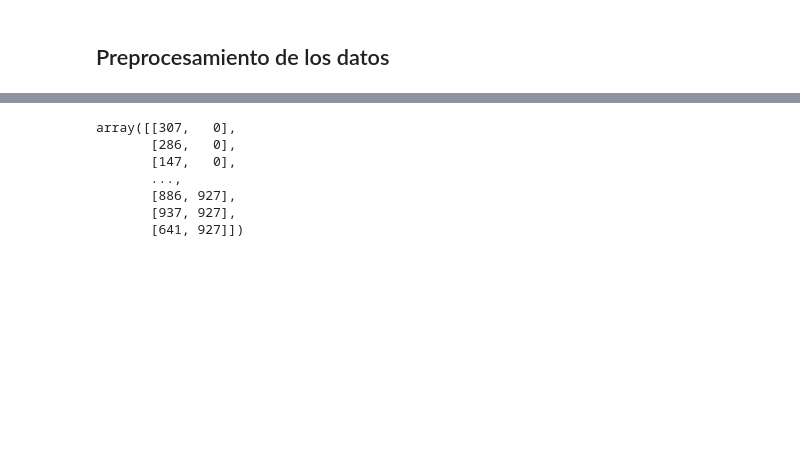
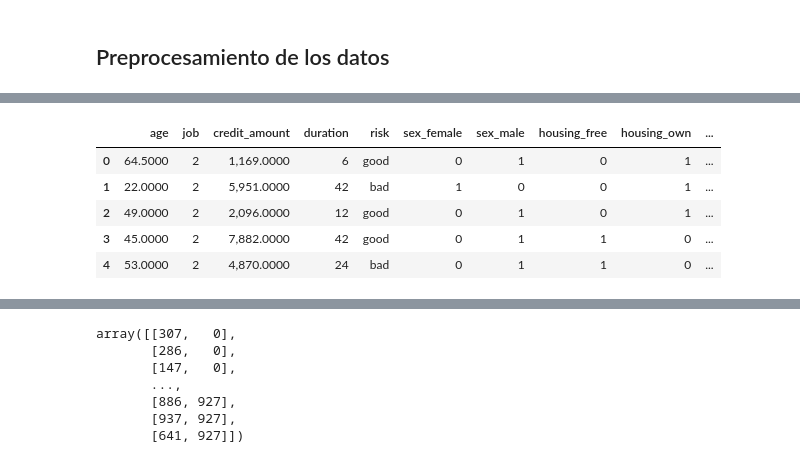
Before and after one commit to alangrosso/datapath-mle, a Jupyter notebook: 04-mlflow/mlf_notebook.ipynb, the cells around one changed output, grey strips where cells are left out. Cells and saved outputs as stored; diff of their text form; code cells hidden in the pictures; blank space fills up the shorter version.

```diff
--- a/04-mlflow/mlf_notebook.ipynb
+++ b/04-mlflow/mlf_notebook.ipynb
@@ -92,0 +171,13 @@ profile.to_notebook_iframe()
+# %%
+#  Thresholds(low and up limits) for outliers then use for outliers
+
+def replace_with_thresholds(dataframe, variable):
+    low_limit, up_limit = outlier_thresholds(dataframe, variable)
+    dataframe.loc[(dataframe[variable] < low_limit), variable] = low_limit
+    dataframe.loc[(dataframe[variable] > up_limit), variable] = up_limit
+
+
+for col in num_cols:
+    replace_with_thresholds(data, col)
+
+has_outliers(data, num_cols)
@@ -92,0 +193,3 @@ profile.to_notebook_iframe()
+# %%
+for col in data.columns:
+    print(data[col].dtype)
@@ -92,0 +207,22 @@ profile.to_notebook_iframe()
+# %%
+# Label Encoding & One-Hot Encoding
+
+cat_cols = [col for col in data.columns if ((data[col].dtypes == 'O') & (col != 'risk'))]
+
+def one_hot_encoder(dataframe, categorical_cols, nan_as_category=True):
+    original_columns = list(dataframe.columns)
+    dataframe = pd.get_dummies(dataframe, columns=categorical_cols,drop_first=False) # , dummy_na=nan_as_category, drop_first=True)
+    new_columns = [c for c in dataframe.columns if c not in original_columns]
+    return dataframe, new_columns
+
+
+df, new_cols_ohe = one_hot_encoder(data, cat_cols)
+
+df.head()
+# %% [output]
+|  | age | job | credit_amount | duration | risk | sex_female | sex_male | housing_free | housing_own | ... |
+| 0 | 64.5000 | 2 | 1,169.0000 | 6 | good | 0 | 1 | 0 | 1 | ... |
+| 1 | 22.0000 | 2 | 5,951.0000 | 42 | bad | 1 | 0 | 0 | 1 | ... |
+| 2 | 49.0000 | 2 | 2,096.0000 | 12 | good | 0 | 1 | 0 | 1 | ... |
+| 3 | 45.0000 | 2 | 7,882.0000 | 42 | good | 0 | 1 | 1 | 0 | ... |
+| 4 | 53.0000 | 2 | 4,870.0000 | 24 | bad | 0 | 1 | 1 | 0 | ... |
```
Also changed, not shown: parts of 11 cells of this notebook, 1 other file.
